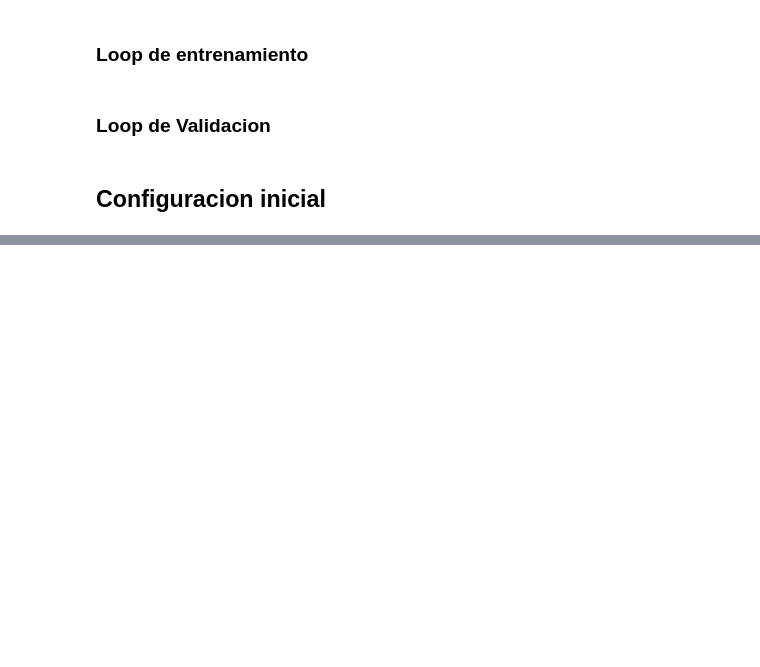
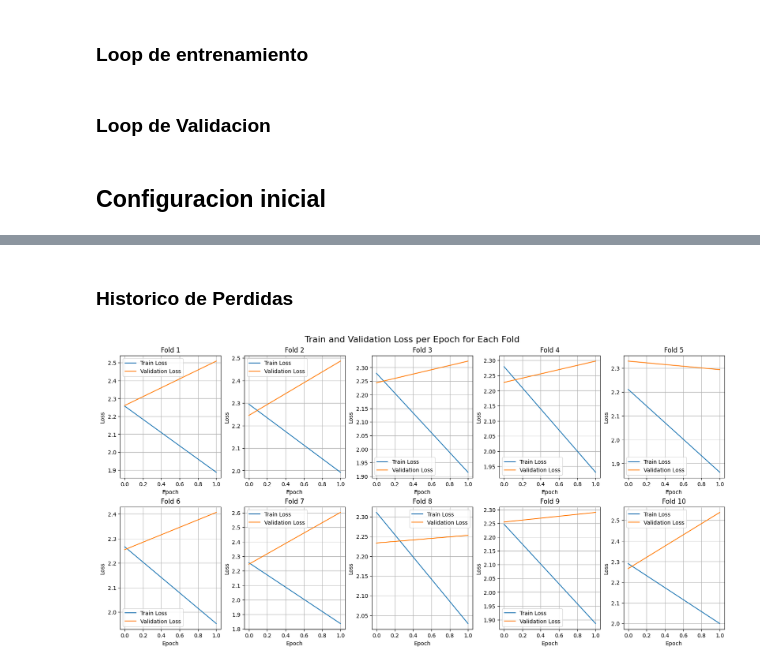
Before and after one commit to LeivaDiego/Urban-Audio-Classification, a Jupyter notebook: LSTM_Model.ipynb, the cells around one changed output, grey strips where cells are left out. Cells and saved outputs as stored; diff of their text form; code cells hidden in the pictures; blank space fills up the shorter version.

```diff
--- a/LSTM_Model.ipynb
+++ b/LSTM_Model.ipynb
@@ -414,0 +607,42 @@ print(f"Average Accuracy: {average_accuracy:.4f}")
+# %% [markdown]
+### Historico de Perdidas
+# %%
+# Definir el número de épocas (asumiendo que todos los folds tienen la misma cantidad de épocas)
+num_epochs = len(folds_performance[0]['train_losses'])
+
+# Inicializar arrays para acumular las pérdidas de entrenamiento y validación
+avg_train_losses = np.zeros(num_epochs)
+avg_val_losses = np.zeros(num_epochs)
+
+# Acumular las pérdidas de cada fold
+for fold_result in folds_performance:
+    avg_train_losses += np.array(fold_result['train_losses'])
+    avg_val_losses += np.array(fold_result['val_losses'])
+
+# Calcular el promedio dividiendo por el número de folds
+avg_train_losses /= len(folds_performance)
+avg_val_losses /= len(folds_performance)
+
+# Crear los subplots para cada fold
+fig, axs = plt.subplots(2, 5, figsize=(16, 8), constrained_layout=True)
+fig.suptitle('Train and Validation Loss per Epoch for Each Fold', fontsize=16)
+
+for i, fold_result in enumerate(folds_performance):
+    row = i // 5
+    col = i % 5
+    ax = axs[row, col]
+
+    # Extraer pérdidas de entrenamiento y validación
+    train_losses = fold_result['train_losses']
+    val_losses = fold_result['val_losses']
+
+    # Graficar las pérdidas en el subplot correspondiente
+    ax.plot(train_losses, label='Train Loss')
+    ax.plot(val_losses, label='Validation Loss')
+    ax.set_title(f'Fold {fold_result["fold"]}')
+    ax.set_xlabel('Epoch')
+    ax.set_ylabel('Loss')
+    ax.legend()
+    ax.grid(True)
+# %% [output]
+[figure, added]
```
Also changed, not shown: parts of 25 cells of this notebook, 10 other files.
